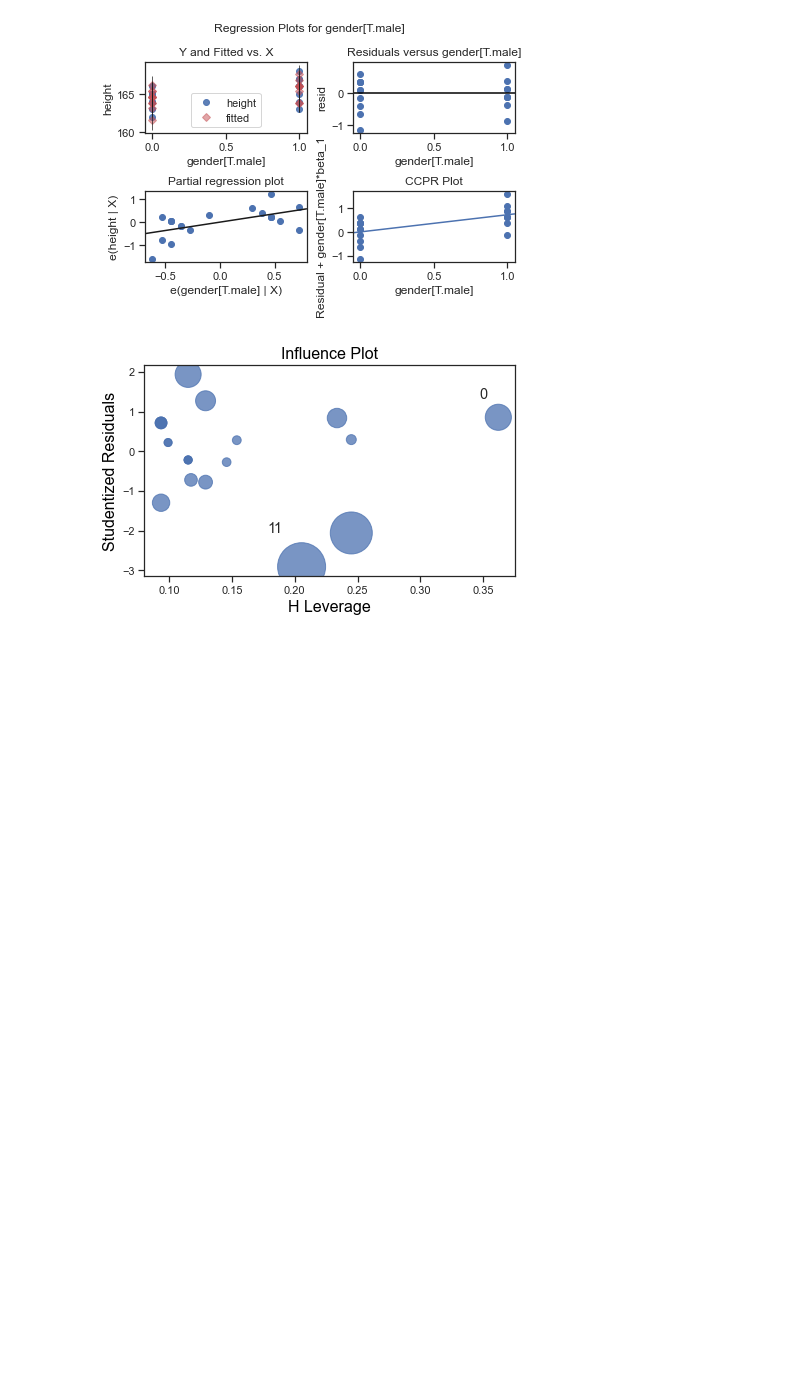
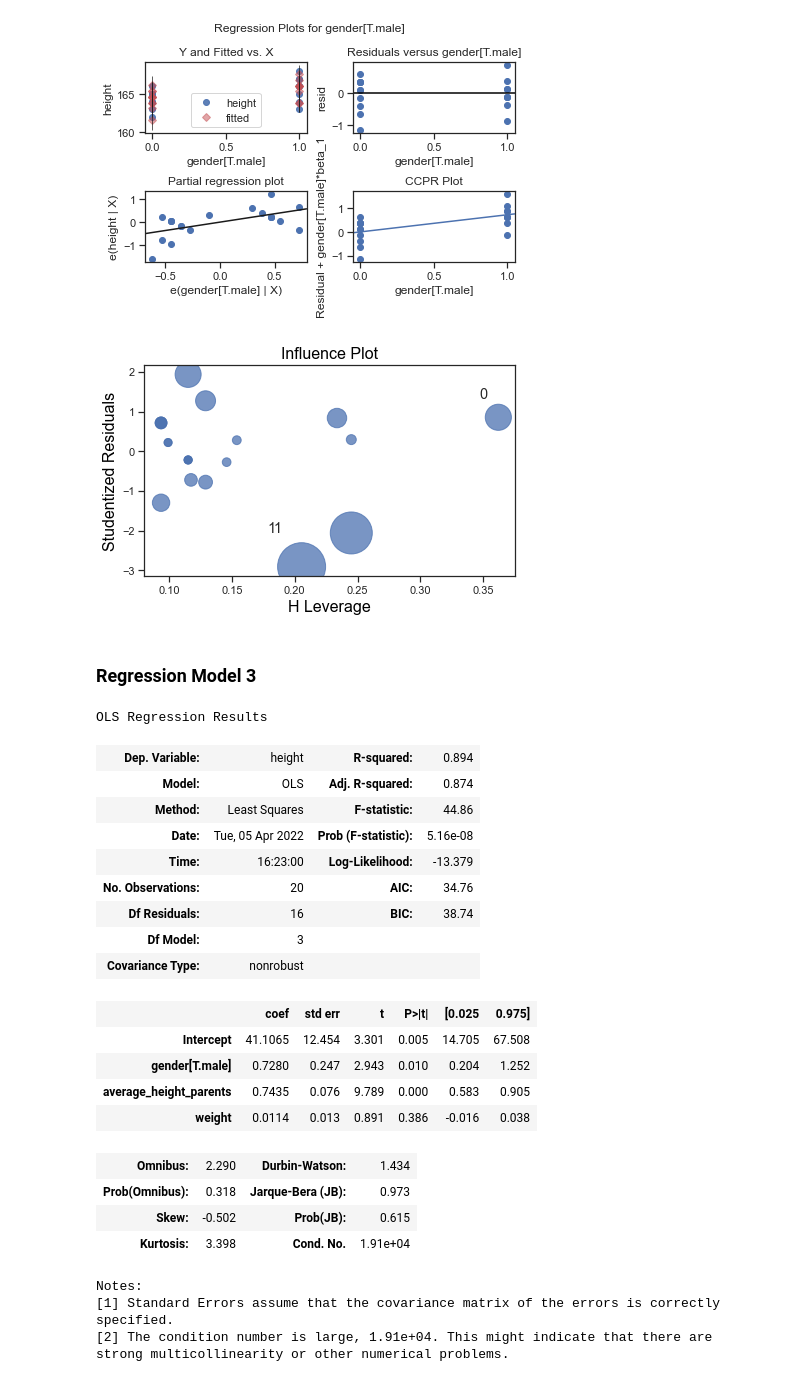
Before and after one commit to lenabinder1001/regression-height, a Jupyter notebook: models/regression-height.ipynb, the cells around one changed output. Saved outputs shown, nothing was run; the diff lists cells and outputs as text; code cells hidden in the pictures; blank space fills up the shorter version.

Commit message:
added regression model 3

```diff
--- a/models/regression-height.ipynb
+++ b/models/regression-height.ipynb
@@ -239,3 +239,32 @@ fig = sm.graphics.influence_plot(fit_2, criterion="cooks")
 fig.tight_layout(pad=1.0)
 # %% [output]
 [figure]
+# %% [markdown]
+### Regression Model 3
+# %%
+fit_3 = smf.ols(formula = "height ~ average_height_parents + gender + weight", data=df).fit()
+fit_3.summary()
+# %% [output]
+OLS Regression Results
+| Dep. Variable: | height | R-squared: | 0.894 |
+| Model: | OLS | Adj. R-squared: | 0.874 |
+| Method: | Least Squares | F-statistic: | 44.86 |
+| Date: | Tue, 05 Apr 2022 | Prob (F-statistic): | 5.16e-08 |
+| Time: | 16:23:00 | Log-Likelihood: | -13.379 |
+| No. Observations: | 20 | AIC: | 34.76 |
+| Df Residuals: | 16 | BIC: | 38.74 |
+| Df Model: | 3 |  |  |
+| Covariance Type: | nonrobust |  |  |
+|  | coef | std err | t | P>|t| | [0.025 | 0.975] |
+| Intercept | 41.1065 | 12.454 | 3.301 | 0.005 | 14.705 | 67.508 |
+| gender[T.male] | 0.7280 | 0.247 | 2.943 | 0.010 | 0.204 | 1.252 |
+| average_height_parents | 0.7435 | 0.076 | 9.789 | 0.000 | 0.583 | 0.905 |
+| weight | 0.0114 | 0.013 | 0.891 | 0.386 | -0.016 | 0.038 |
+| Omnibus: | 2.290 | Durbin-Watson: | 1.434 |
+| Prob(Omnibus): | 0.318 | Jarque-Bera (JB): | 0.973 |
+| Skew: | -0.502 | Prob(JB): | 0.615 |
+| Kurtosis: | 3.398 | Cond. No. | 1.91e+04 |
+Notes:
+[1] Standard Errors assume that the covariance matrix of the errors is correctly specified.
+[2] The condition number is large, 1.91e+04. This might indicate that there are
+strong multicollinearity or other numerical problems.
```
